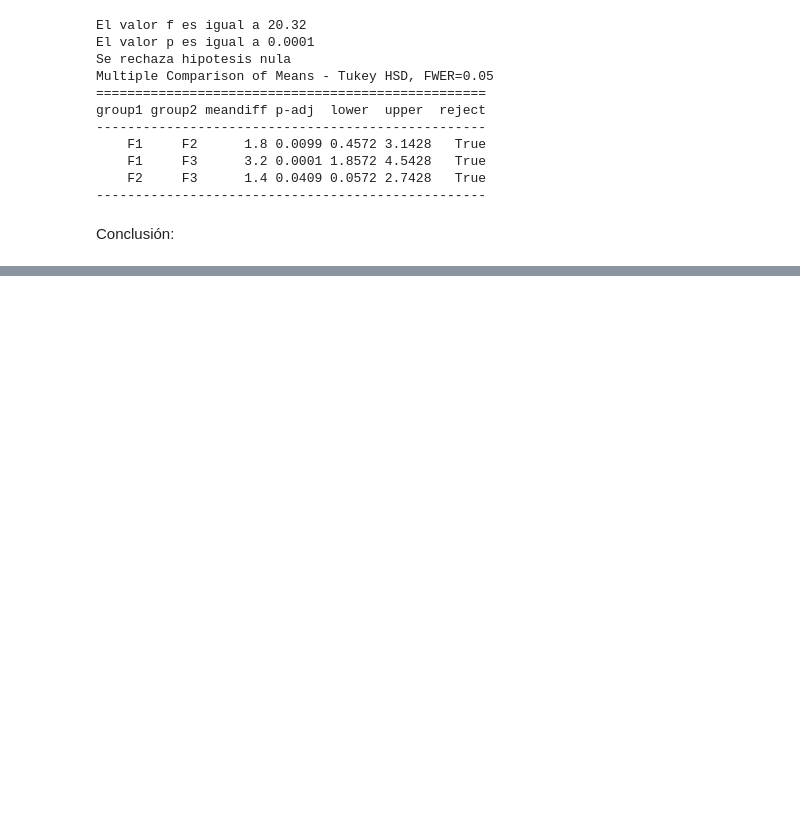
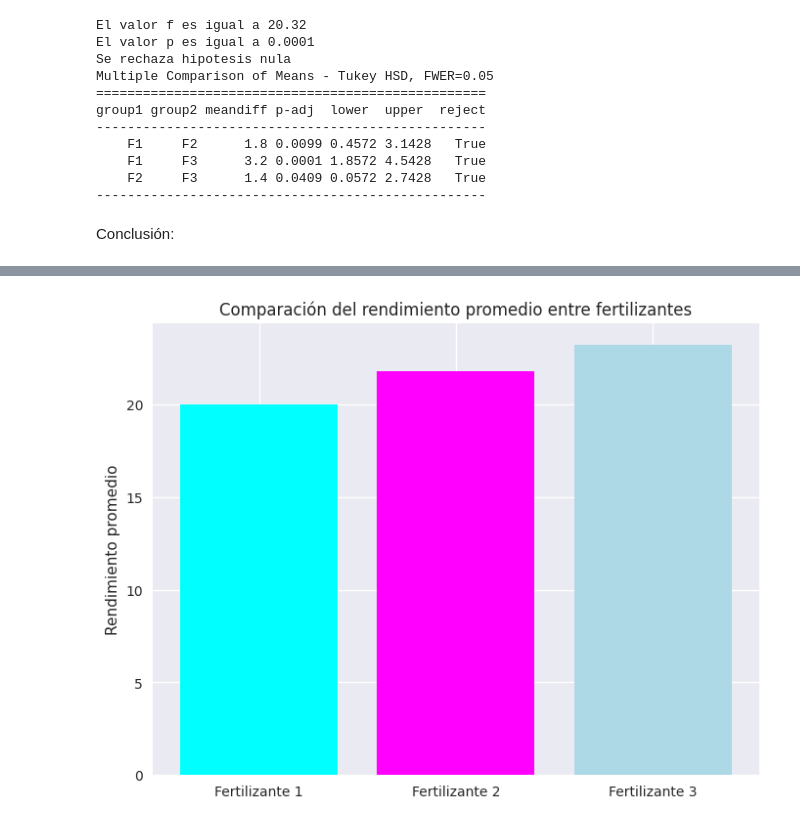
Before and after one commit to 4GeeksAcademy/Leonel_Ponce_hypothesis-testing-exercises-project-with-python, a Jupyter notebook: notebook/problems.es.ipynb, the cells around one changed output, grey strips where cells are left out. Cells and saved outputs as stored; diff of their text form; code cells hidden in the pictures; blank space fills up the shorter version.

```diff
--- a/notebook/problems.es.ipynb
+++ b/notebook/problems.es.ipynb
@@ -131,0 +151,14 @@ Conclusión:
+# %%
+import numpy as np
+
+medias = [np.mean(f_1), np.mean(f_2), np.mean(f_3)]
+errores = [np.std(f_1, ddof=1), np.std(f_2, ddof=1), np.std(f_3, ddof=1)]
+
+plt.figure(figsize=(8,6))
+plt.bar(['Fertilizante 1', 'Fertilizante 2', 'Fertilizante 3'],
+        medias, capsize=5, color=['cyan','magenta','lightblue'])
+plt.ylabel('Rendimiento promedio')
+plt.title('Comparación del rendimiento promedio entre fertilizantes')
+plt.show()
+# %% [output]
+[figure, added]
```
Also changed, not shown: parts of 1 cell of this notebook.
